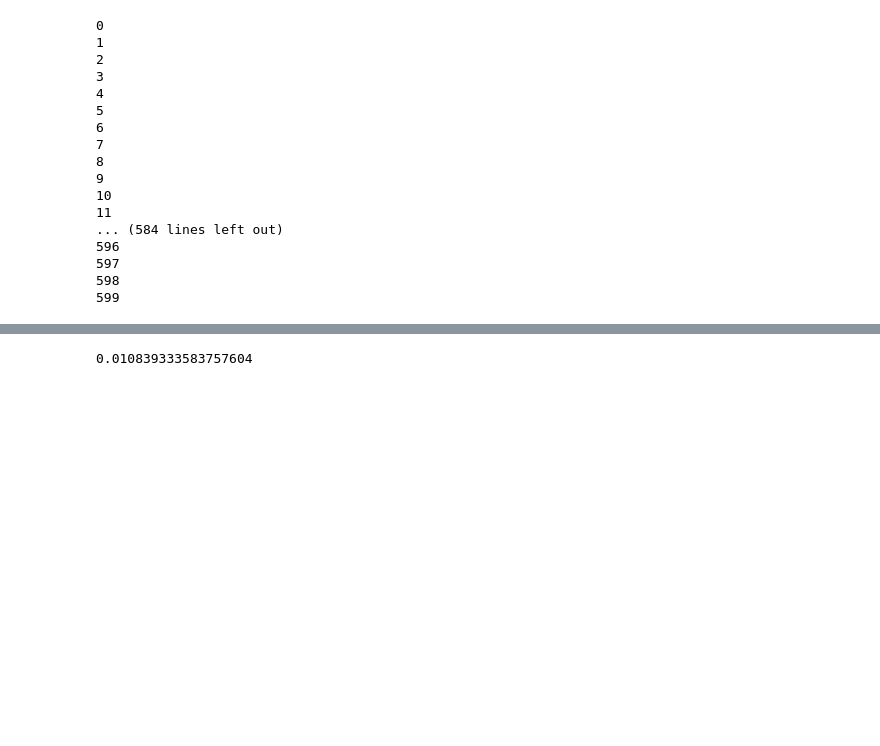
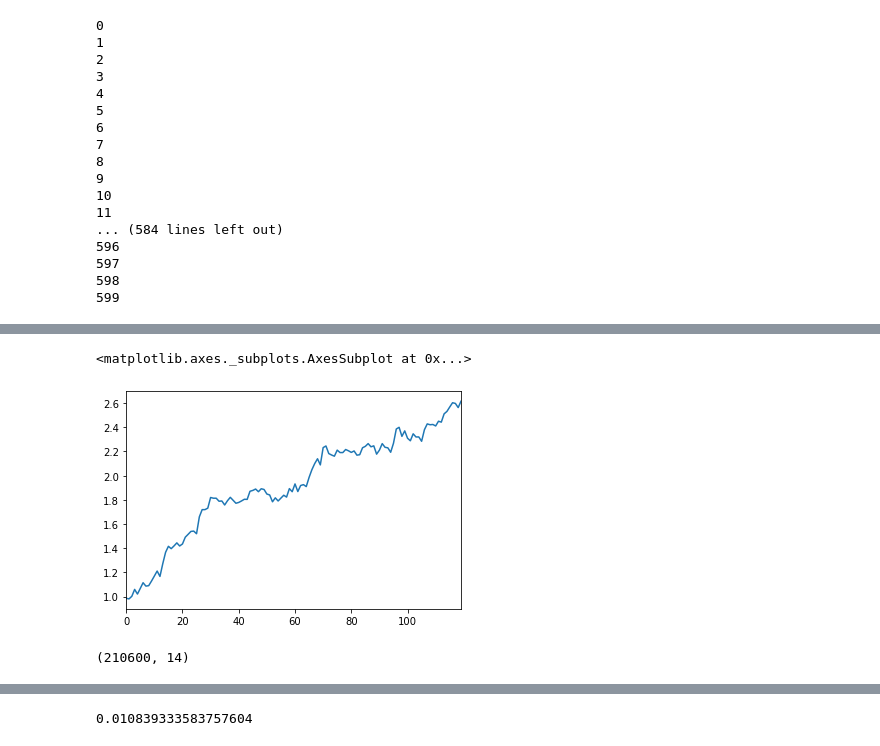
Before and after one commit to VoidFly/JKQ, a Jupyter notebook: research.ipynb, the cells around one changed output, grey strips where cells are left out. Cells and saved outputs as stored; diff of their text form; code cells hidden in the pictures; blank space fills up the shorter version.

```diff
--- a/research.ipynb
+++ b/research.ipynb
@@ -188,7 +194,7 @@ for i in range(0,600,5):
 # %%
 X_tests = []
 y_tests = []
-for i in range(600,995,5):
+for i in range(700,995,5):
     X_tests.append(np.asarray([moms[-(1000-i)],vols[-(1000-i)],max52s[-(1000-i)],min52s[-(1000-i)],ccis[-(1000-i)],Ks[-(1000-i)],Ds[-(1000-i)],Js[-(1000-i)],rsis[-(1000-i)],trixs[-(1000-i)],willrs[-(1000-i)],macds[-(1000-i)],natrs[-(1000-i)]]).T)
     y_tests.append(rts[-(1000-i)])
 # %%
@@ -231,13 +226,3 @@ for i,x in enumerate(zip(X_trains,y_trains)):
 597
 598
 599
-# %%
-head=[]
-tail=[]
-
-#简单取并集/或交集
-for col in factors.columns:
-    head.extend(factors[col].nlargest(n).index.tolist())
-    tail.extend(factors[col].nsmallest(n).index.tolist())
-head=list(set(head))
-tail=list(set(tail))
@@ -243,0 +241,19 @@ tail=list(set(tail))
+# %%
+model = Sequential()
+model.add(Dense(32,activation='tanh'))
+model.add(Dense(16,activation='tanh'))
+model.add(Dense(1))
+
+
+
+# def return_loss(y_true, y_pred):
+#     pos = y_pred * K.exp(- y_pred * y_pred / 4) / 0.89
+#     # pos = y_pred
+#     loss = -K.mean(pos * y_true)
+#     return loss
+
+opt = keras.optimizers.Adam(learning_rate=1e-3)
+model.compile(optimizer=opt,loss='mse')
+# model.compile(optimizer=opt,loss=return_loss)
+
+model.fit(X_train_big,y_train_big,epochs=30,batch_size=1024,verbose=1)
@@ -243,0 +279,16 @@ tail=list(set(tail))
+# %%
+profits = []
+for i,x in enumerate(zip(X_trainbt,y_trainbt)):
+    X_test,y_test = x[0],x[1]
+
+    pred = pd.Series(model.predict(X_test).flatten())
+    # pred = pd.Series(model.predict(np.concatenate([X_test,-X_test],axis=1)).flatten())
+    # pred = pred * np.exp(- pred * pred / 4) / 0.89
+    head = pred.nlargest(20).index.tolist()
+    tail = pred.nsmallest(20).index.tolist()
+    profit = y_test[head].mean() - y_test[tail].mean()
+    profits.append(profit)
+pd.Series(np.asarray(profits)+1).cumprod().plot()
+# %% [output]
+<matplotlib.axes._subplots.AxesSubplot at 0x...>
+[figure, added]
@@ -243,0 +298,4 @@ tail=list(set(tail))
+# %%
+dfbig.shape
+# %% [output]
+(210600, 14)
```
Also changed, not shown: parts of 21 cells of this notebook, 3 other files.
